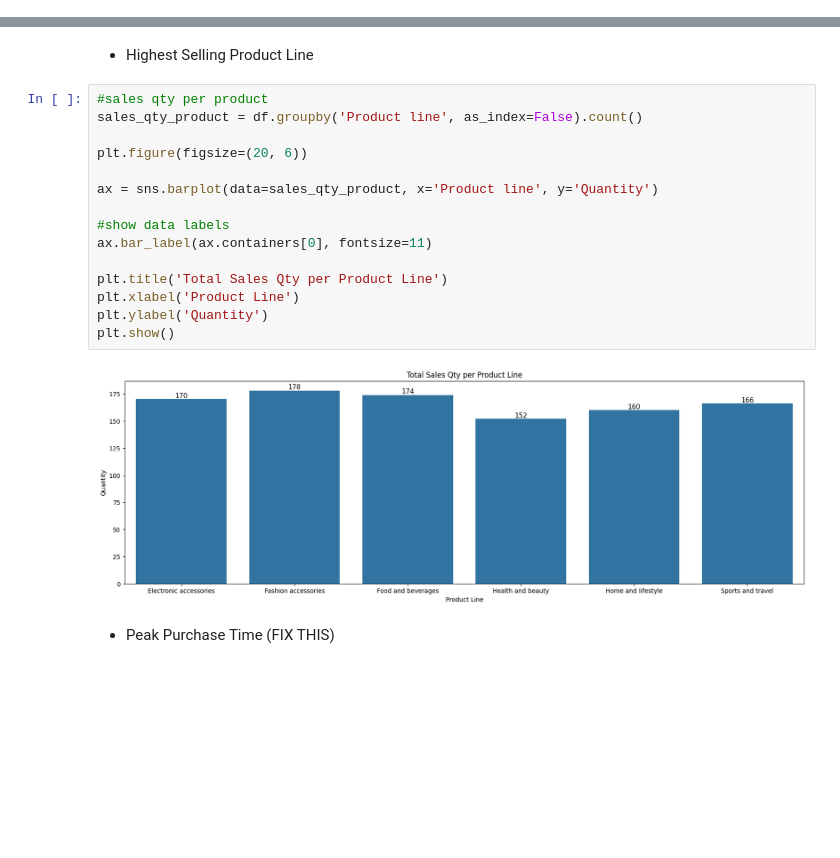
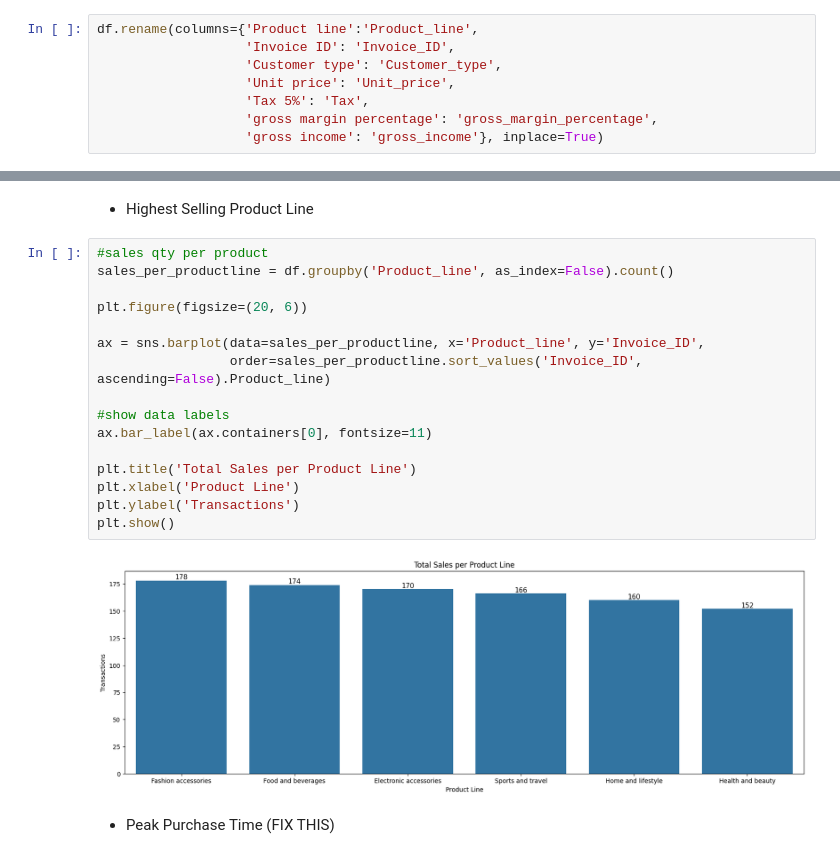
Before and after one commit to rzkybagaskara/Week4_DataAnalyst_IO, a Jupyter notebook: Week4_IO.ipynb, the cells around one changed output, grey strips where cells are left out. Cells and saved outputs as stored; diff of their text form; blank space fills up the shorter version.

```diff
--- a/Week4_IO.ipynb
+++ b/Week4_IO.ipynb
@@ -56,0 +138,8 @@ df['Time'] = pd.to_datetime(df['Time'], format='%H:%M').dt.floor('H')
+# %%
+df.rename(columns={'Product line':'Product_line',
+                   'Invoice ID': 'Invoice_ID',
+                   'Customer type': 'Customer_type',
+                   'Unit price': 'Unit_price',
+                   'Tax 5%': 'Tax',
+                   'gross margin percentage': 'gross_margin_percentage',
+                   'gross income': 'gross_income'}, inplace=True)
@@ -521,21 +530,22 @@ plt.show()
 - Highest Selling Product Line
 # %%
 #sales qty per product
-sales_qty_product = df.groupby('Product line', as_index=False).count()
+sales_per_productline = df.groupby('Product_line', as_index=False).count()
 
 plt.figure(figsize=(20, 6))
 
-ax = sns.barplot(data=sales_qty_product, x='Product line', y='Quantity')
+ax = sns.barplot(data=sales_per_productline, x='Product_line', y='Invoice_ID',
+                 order=sales_per_productline.sort_values('Invoice_ID', ascending=False).Product_line)
 
 #show data labels
 ax.bar_label(ax.containers[0], fontsize=11)
 
-plt.title('Total Sales Qty per Product Line')
+plt.title('Total Sales per Product Line')
 plt.xlabel('Product Line')
-plt.ylabel('Quantity')
+plt.ylabel('Transactions')
 plt.show()
 # %% [output]
-[figure, old version]
+[figure, new version]
 # %% [markdown]
 - Peak Purchase Time (FIX THIS)
 # %%
```
Also changed, not shown: parts of 48 cells of this notebook.
